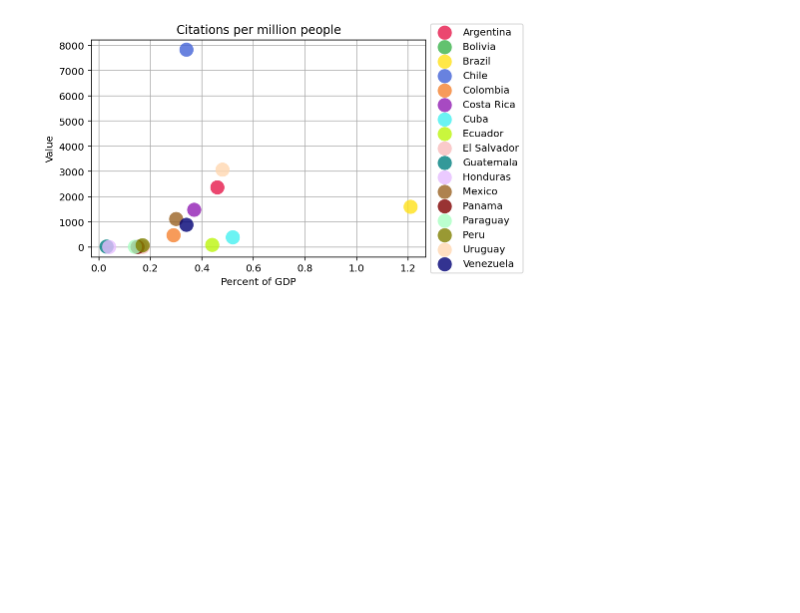
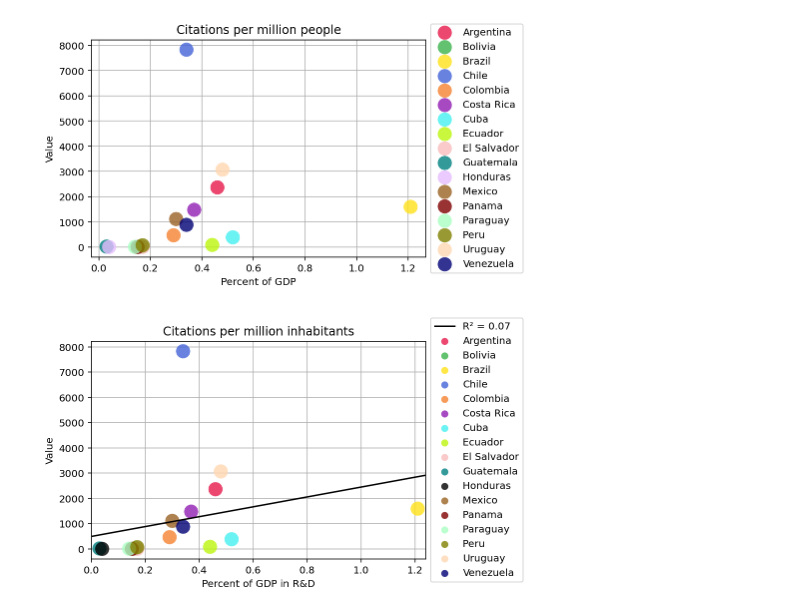
Before and after one commit to restrepo/inspireauth, a Jupyter notebook: INSPIREHEP_new_nbs/INSPIREHEP_new_citations.ipynb, the cells around one changed output. Saved outputs shown, nothing was run; the diff lists cells and outputs as text; code cells hidden in the pictures; blank space fills up the shorter version.

Commit message:
Finished linear regression for GDP and added HDI plots for citations

```diff
--- a/INSPIREHEP_new_nbs/INSPIREHEP_new_citations.ipynb
+++ b/INSPIREHEP_new_nbs/INSPIREHEP_new_citations.ipynb
@@ -580,3 +575,83 @@ def gen_citations_sp():
 gen_citations_sp()
 # %% [output]
 [figure]
+# %%
+# Include linear regression
+from scipy.stats import linregress
+from sklearn.metrics import r2_score
+import numpy as np
+import matplotlib.pyplot as plt
+
+def gen_citations_sp():
+
+    fig, ax = plt.subplots()
+
+    data = list(zip(LA_countries,
+                    gdp.values(),
+                    citations_pc.values(),
+                    population.values()))
+
+    # Extract x (Percent of GDP in R&D) and y (Citations per million people)
+    x_values = []
+    y_values = []
+
+    for i in range(len(data)):
+        # Handle missing data
+        if data[i][1] is not None and data[i][2] is not None:
+            x = data[i][1]  # GDP percentage
+            y = data[i][2]  # Citations per million
+            r = data[i][3]  # Radius (population)
+            x_values.append(x)
+            y_values.append(y)
+            ax.scatter(x, y, label=data[i][0], s=200, alpha=0.8, c=colour_list[i], edgecolors='none')
+
+    # Ensure x_values and y_values are not empty before regression
+    if not x_values or not y_values:
+        print("Error: No valid data points for regression.")
+        return
+
+    # Perform linear regression
+    slope, intercept, r_value, p_value, std_err = linregress(x_values, y_values)
+
+    # Generate extended x values
+    x_min = min(x_values)
+    x_max = max(x_values)
+    x_range = np.linspace(x_min - 0.03, x_max + 0.03, 100)
+
+    regression_line = slope * x_range + intercept
+
+    # Filter to keep only points where y >= 0
+    valid_indices = regression_line >= 0
+    x_filtered = x_range[valid_indices]
+    y_filtered = regression_line[valid_indices]
+
+    # Calculate R-squared value
+    r_squared = r2_score(y_values, slope * np.array(x_values) + intercept)
+
+    # Plot the regression line (only valid range)
+    ax.plot(x_filtered, y_filtered, color="black", linestyle="-", label=f'R² = {r_squared:.2f}')
+
+    # Format
+    ax.set_xlabel('Percent of GDP in R&D')
+    ax.set_ylabel('Value')
+    ax.set_title('Citations per million inhabitants')
+
+    ax.set_xlim(x_min - 0.03, x_max + 0.03)  # Adjust x-limits safely
+
+    ax.grid(True)
+    ax.set_axisbelow(True)
+
+    # Adjust legend marker sizes
+    lgnd = ax.legend(loc='center left', bbox_to_anchor=(1, 0.5))
+    for handle in lgnd.legendHandles:
+        handle._sizes = [50]
+
+    # Save the figure
+    fig.savefig(f'../figures/citations/all_citations_sp.pdf',
+                dpi=150, bbox_inches='tight')
+
+    plt.show()
+
+gen_citations_sp()
+# %% [output]
+[figure, added]
```
Also changed, not shown: parts of 4 cells of this notebook, 2 other files.
